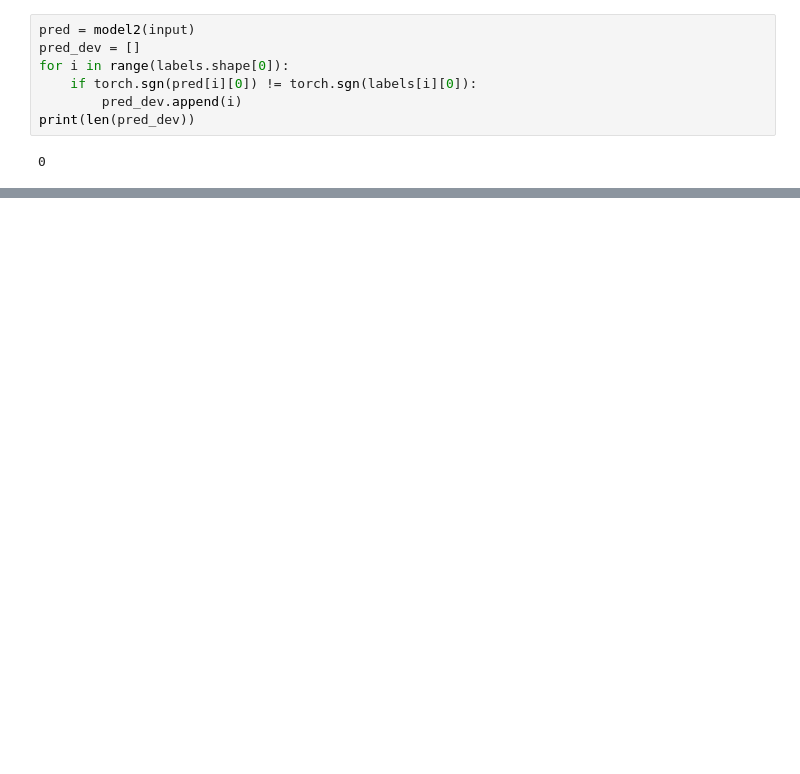
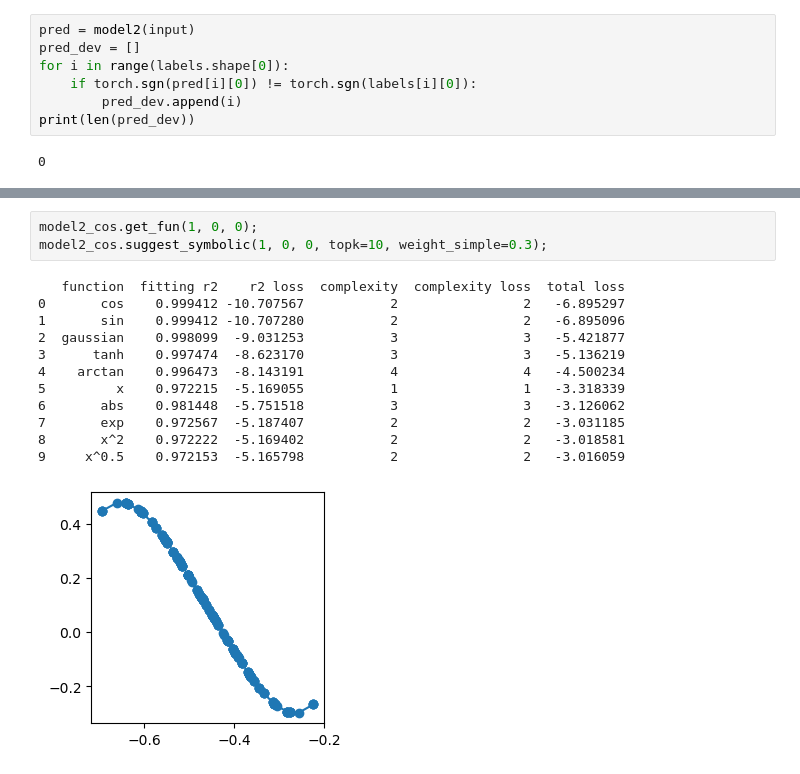
Before and after one commit to tlin06/kans_urop, a Jupyter notebook: SR_J2_finite/fix_best_bash.ipynb, the cells around one changed output, grey strips where cells are left out. Drawn from its saved outputs; the diff is of its cells as text; blank space fills up the shorter version.

```diff
--- a/SR_J2_finite/fix_best_bash.ipynb
+++ b/SR_J2_finite/fix_best_bash.ipynb
@@ -306,0 +373,16 @@ sympy.print_latex(ku.ex_round(model2.symbolic_formula()[0][0], 4))
+# %%
+model2_cos.get_fun(1, 0, 0);
+model2_cos.suggest_symbolic(1, 0, 0, topk=10, weight_simple=0.3);
+# %% [output]
+   function  fitting r2    r2 loss  complexity  complexity loss  total loss
+0       cos    0.999412 -10.707567           2                2   -6.895297
+1       sin    0.999412 -10.707280           2                2   -6.895096
+2  gaussian    0.998099  -9.031253           3                3   -5.421877
+3      tanh    0.997474  -8.623170           3                3   -5.136219
+4    arctan    0.996473  -8.143191           4                4   -4.500234
+5         x    0.972215  -5.169055           1                1   -3.318339
+6       abs    0.981448  -5.751518           3                3   -3.126062
+7       exp    0.972567  -5.187407           2                2   -3.031185
+8       x^2    0.972222  -5.169402           2                2   -3.018581
+9     x^0.5    0.972153  -5.165798           2                2   -3.016059
+[figure, added]
```
Also changed, not shown: parts of 20 cells of this notebook, 2 other files.
